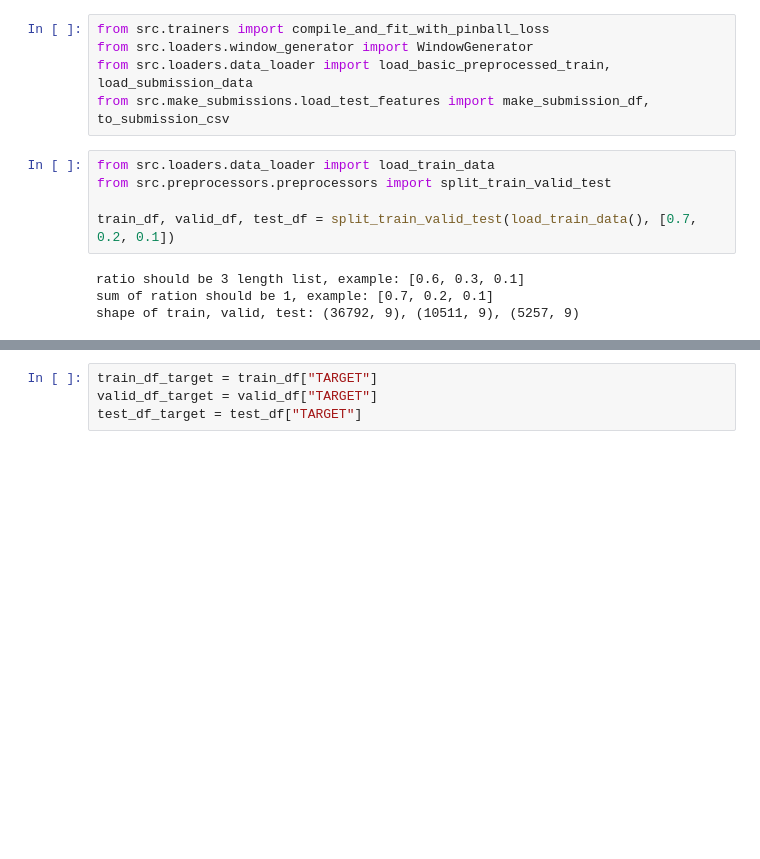
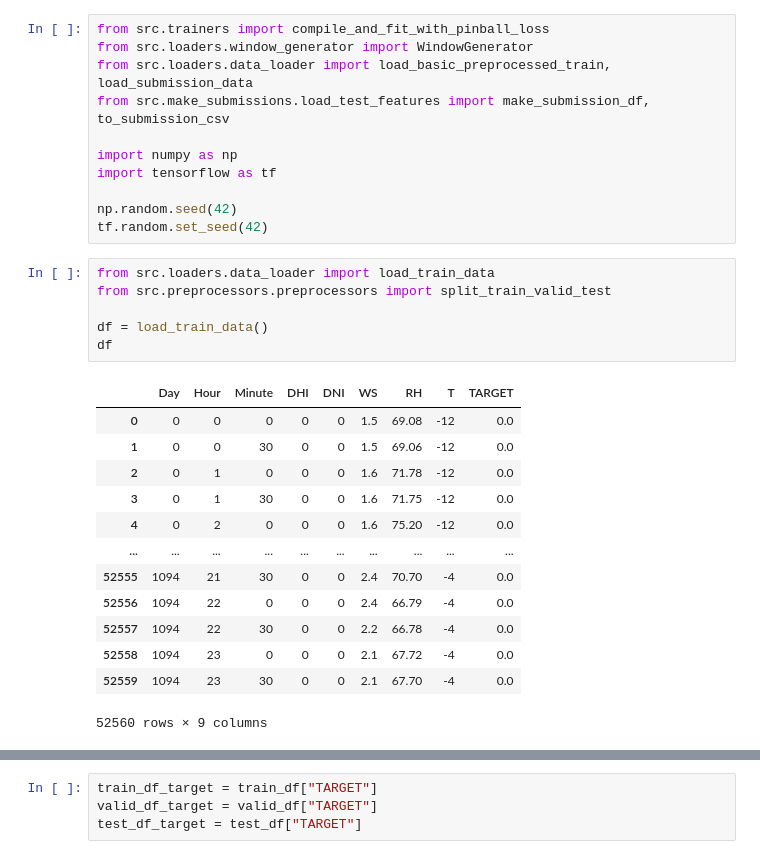
Before and after one commit to parkjuida/dacon, a Jupyter notebook: 235680/runner.ipynb, the cells around one changed output, grey strips where cells are left out. Cells and saved outputs as stored; diff of their text form; blank space fills up the shorter version.

```diff
--- a/235680/runner.ipynb
+++ b/235680/runner.ipynb
@@ -3,12 +3,29 @@ from src.trainers import compile_and_fit_with_pinball_loss
 from src.loaders.window_generator import WindowGenerator
 from src.loaders.data_loader import load_basic_preprocessed_train, load_submission_data
 from src.make_submissions.load_test_features import make_submission_df, to_submission_csv
+
+import numpy as np
+import tensorflow as tf
+
+np.random.seed(42)
+tf.random.set_seed(42)
 # %%
 from src.loaders.data_loader import load_train_data
 from src.preprocessors.preprocessors import split_train_valid_test
 
-train_df, valid_df, test_df = split_train_valid_test(load_train_data(), [0.7, 0.2, 0.1])
+df = load_train_data()
+df
 # %% [output]
+|  | Day | Hour | Minute | DHI | DNI | WS | RH | T | TARGET |
+| 0 | 0 | 0 | 0 | 0 | 0 | 1.5 | 69.08 | -12 | 0.0 |
+| 1 | 0 | 0 | 30 | 0 | 0 | 1.5 | 69.06 | -12 | 0.0 |
+| 2 | 0 | 1 | 0 | 0 | 0 | 1.6 | 71.78 | -12 | 0.0 |
+| 3 | 0 | 1 | 30 | 0 | 0 | 1.6 | 71.75 | -12 | 0.0 |
+| 4 | 0 | 2 | 0 | 0 | 0 | 1.6 | 75.20 | -12 | 0.0 |
+| ... | ... | ... | ... | ... | ... | ... | ... | ... | ... |
+| 52555 | 1094 | 21 | 30 | 0 | 0 | 2.4 | 70.70 | -4 | 0.0 |
+| 52556 | 1094 | 22 | 0 | 0 | 0 | 2.4 | 66.79 | -4 | 0.0 |
+| 52557 | 1094 | 22 | 30 | 0 | 0 | 2.2 | 66.78 | -4 | 0.0 |
+| 52558 | 1094 | 23 | 0 | 0 | 0 | 2.1 | 67.72 | -4 | 0.0 |
+| 52559 | 1094 | 23 | 30 | 0 | 0 | 2.1 | 67.70 | -4 | 0.0 |
-ratio should be 3 length list, example: [0.6, 0.3, 0.1]
-sum of ration should be 1, example: [0.7, 0.2, 0.1]
-shape of train, valid, test: (36792, 9), (10511, 9), (5257, 9)
+52560 rows × 9 columns
```
Also changed, not shown: parts of 13 cells of this notebook, 11 other files.
